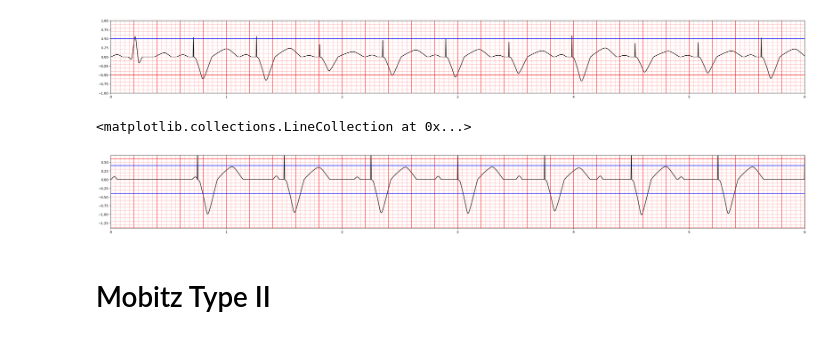
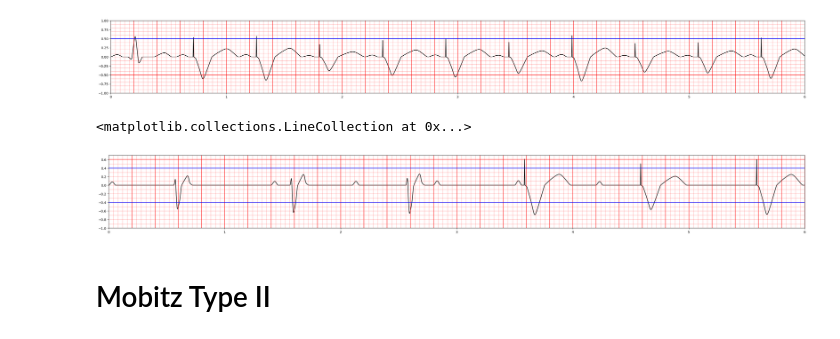
Before and after one commit to joonhaim/edupace, a Jupyter notebook: simulator-interface/ecg/ECG simulation - more organised version.ipynb, the cells around one changed output. Saved outputs shown, nothing was run; the diff lists cells and outputs as text; code cells hidden in the pictures.

Commit message:
Update ECG simulation - more organised version.ipynb
Fixed scaling for 3rd degree heart block

```diff
--- a/simulator-interface/ecg/ECG simulation - more organised version.ipynb
+++ b/simulator-interface/ecg/ECG simulation - more organised version.ipynb
@@ -478,12 +478,14 @@ def third_deg_heart_block(ecg_func,iterations,sensitivity,output,rate,patient_HR
         paced_x, paced_y = ecg_func("3rd degree heart block ventricular pacing")
 
         #Scaling factors
-        scaling_factor_x_R = 0.28/3.05 #Length of signal is 3.05, but actual length should be 0.28s
+        scaling_factor_x_R = 0.16/3.05 #Length of signal is 3.05, but actual length should be 0.28s
         scaling_factor_x_P = 0.06/0.9 #Length of signal is 0.9, but actual length should be 0.06s
         scaling_factor_x_paced = 0.4/3.872 #Length of signal is 3.872, but actual length should be 0.4s
-        scaling_factor_y_R = 0.295 + 0.06*np.random.random()-0.03
+        # scaling_factor_y_R = 0.295 + 0.06*np.random.random()-0.03
         scaling_factor_y_P = 0.1477 + 0.06*np.random.random()-0.03
-        scaling_factor_y_paced = 1.333*(0.05 + 0.006*np.random.random()-0.003)
+        #scaling_factor_y_paced = 1.333*(0.05 + 0.006*np.random.random()-0.003)
+        scaling_factor_y_paced = (1+(np.random.random()*0.6-0.3))/(np.max(paced_y)-np.min(paced_y))
+        scaling_factor_y_R = (1+(np.random.random()*0.6-0.3))/(np.max(Ry)-np.min(Ry))
 
         #Apply scaling factors
         Px *= scaling_factor_x_P
@@ -797,46 +799,46 @@ t = np.linspace(0,1,101)
 iterations = 20
 sensitivity = 0.4
 output = 1.8
-rate = 80
+rate = 60
 patient_HR = 60
-x,y = third_deg_heart_block(ECG_wave, iterations,sensitivity,output,rate,patient_HR,asynchronous=True)
+x,y = third_deg_heart_block(ECG_wave, iterations,sensitivity,output,rate,patient_HR,asynchronous=False)
 
 fig2, ax2 = plt.subplots(figsize=(38, 4))
 ax2.plot(x,y, color='black')
 ax2.set_xlim(0,8)
 
 ax2.set_xlim(0, 6)
-ax2.set_ylim(-1.4, 0.7)
+ax2.set_ylim(-1, 0.7)
 
 # compute line positions
 big_lines_v = np.arange(0, 8, 0.2)
 small_lines_v = np.arange(0, 8, 0.04)
 big_lines_h = np.arange(-1.5, 1.5, 1)
 small_lines_h = np.arange(-1.5, 1.5, 0.1)
 
 ymin, ymax = ax2.get_ylim()
 xmin, xmax = ax2.get_xlim()
 
 # compute line positions
 big_lines_v = np.arange(0, 12, 0.2)
 small_lines_v = np.arange(0, 12, 0.04)
 big_lines_h = np.arange(-1.4, 0.7, 1)
 small_lines_h = np.arange(-1.4, 0.7, 0.1)
 
 # draw vertical lines (from ymin to ymax) in a single call each
 ax2.vlines(big_lines_v, ymin, ymax, colors='red', alpha=0.7, linewidth=1.5)
 ax2.vlines(small_lines_v, ymin, ymax, colors='red', alpha=0.3, linewidth=1)
 
 # draw horizontal lines (from xmin to xmax)
 ax2.hlines(big_lines_h, xmin, xmax, colors='red', alpha=0.7, linewidth=1.5)
 ax2.hlines(small_lines_h, xmin, xmax, colors='red', alpha=0.3, linewidth=1)
 
 #Line to indicate sensitivity setting
 ax2.hlines(sensitivity, xmin, xmax, colors='blue', alpha=1, linewidth=1.5)
 ax2.hlines(-sensitivity, xmin, xmax, colors='blue', alpha=1, linewidth=1.5)
 # %% [output]
 <matplotlib.collections.LineCollection at 0x...>
-[figure, old version]
+[figure, new version]
 # %% [markdown]
 # Mobitz Type II #
 # %%
```
